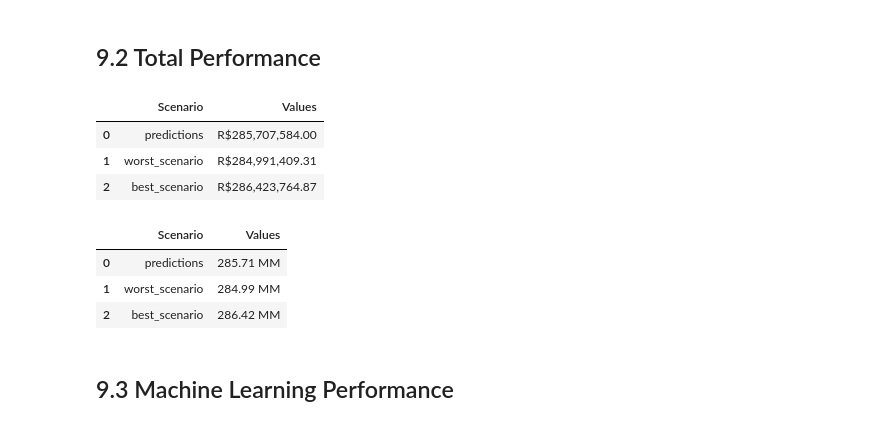
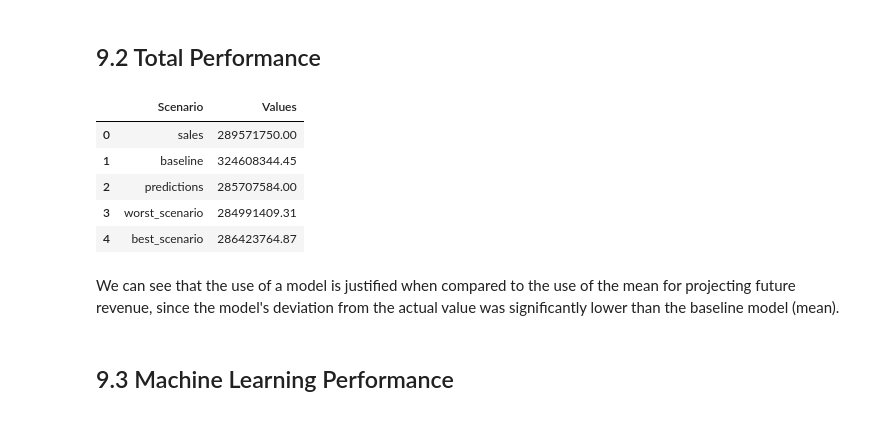
Before and after one commit to anaclaudialemos/drugstore_sales_prediction, a Jupyter notebook: drugstore_sales_prediction.ipynb, the cells around one changed output. Cells and saved outputs as stored; diff of their text form; code cells hidden in the pictures.

```diff
--- a/drugstore_sales_prediction.ipynb
+++ b/drugstore_sales_prediction.ipynb
@@ -1454,22 +1470,24 @@ df9['predictions'] = np.expm1(yhat_xgb_tuned)
 # %%
-df91 = df9[['store', 'predictions']].groupby('store').sum().reset_index()
+# sum of predictions
+df9_sum = df9[['store', 'sales', 'predictions']].groupby('store').sum().reset_index()
 
 # MAE and MAPE
-df91_MAE = df9[['store',
-                 'sales',
-                 'predictions']].groupby('store').apply(lambda x: mean_absolute_error(x['sales'],
-                                                                                      x['predictions'])).reset_index().rename(columns={0: 'MAE'})
-df91_MAPE = df9[['store',
-                 'sales',
-                 'predictions']].groupby('store').apply(lambda x: mean_absolute_percentage_error(x['sales'],
-                                                                                                 x['predictions'])).reset_index().rename(columns={0: 'MAPE'})
+df9_MAE = df9[['store',
+                'sales',
+                'predictions']].groupby('store').apply(lambda x: mean_absolute_error(x['sales'],
+                                                                                     x['predictions'])).reset_index().rename(columns={0: 'MAE'})
+df9_MAPE = df9[['store',
+                'sales',
+                'predictions']].groupby('store').apply(lambda x: mean_absolute_percentage_error(x['sales'],
+                                                                                                x['predictions'])).reset_index().rename(columns={0: 'MAPE'})
 
-# merging to sum of predictions
-df91_aux1 = pd.merge(df91_MAE, df91_MAPE, how='inner', on='store')
-df92      = pd.merge(df91, df91_aux1, how='inner', on='store')
+# merge
+df9_aux1  = pd.merge(df9_MAE,  df9_MAPE, how='inner', on='store')
+df9_aux2  = pd.merge(df9_sum,  df9_aux1, how='inner', on='store')
+df91      = pd.merge(df9_base, df9_aux2, how='inner', on='store')
 
 # scenarios
-df92['worst_scenario'] = df92['predictions'] - df92['MAE']
-df92['best_scenario']  = df92['predictions'] + df92['MAE']
+df91['worst_scenario'] = df91['predictions'] - df91['MAE']
+df91['best_scenario']  = df91['predictions'] + df91['MAE']
 
-df92 = df92[['store', 'predictions', 'worst_scenario', 'best_scenario', 'MAE', 'MAPE']]
+df91 = df91[['store', 'baseline', 'sales', 'predictions', 'worst_scenario', 'best_scenario', 'MAE', 'MAPE']]
@@ -1500,30 +1513,22 @@ sns.scatterplot(x='store', y='MAPE', data=df92);
 Looking at the individual stores, for most of them the model error was around 8% to 10%, very few stores had an error above 20%. In a next CRISP-DM cycle, one should try to improve this, sometimes even thinking of specific models for these stores.
 # %% [markdown]
 ## 9.2 Total Performance
-# %%
-df93 = df92[['predictions',
-             'worst_scenario',
-             'best_scenario']].apply(lambda x: np.sum(x), axis=0).reset_index().rename(columns={'index': 'Scenario', 0:'Values'})
-
-df93['Values'] = df93['Values'].map('R${:,.2f}'.format)
-df93
-# %% [output]
-|  | Scenario | Values |
-| 0 | predictions | R$285,707,584.00 |
-| 1 | worst_scenario | R$284,991,409.31 |
-| 2 | best_scenario | R$286,423,764.87 |
 # %%
-df93 = df92[['predictions',
+df92 = df91[['sales',
+             'baseline',
+             'predictions',
              'worst_scenario',
              'best_scenario']].apply( lambda x: np.sum( x ), axis=0 ).reset_index().rename(columns={'index': 'Scenario', 0:'Values'})
-
-df93['Values'] = (df93['Values']/1000000).round(2).astype(str) + ' MM'
-df93
+df92
 # %% [output]
 |  | Scenario | Values |
-| 0 | predictions | 285.71 MM |
-| 1 | worst_scenario | 284.99 MM |
-| 2 | best_scenario | 286.42 MM |
+| 0 | sales | 289571750.00 |
+| 1 | baseline | 324608344.45 |
+| 2 | predictions | 285707584.00 |
+| 3 | worst_scenario | 284991409.31 |
+| 4 | best_scenario | 286423764.87 |
+# %% [markdown]
+We can see that the use of a model is justified when compared to the use of the mean for projecting future revenue, since the model's deviation from the actual value was significantly lower than the baseline model (mean).
 # %% [markdown]
 ## 9.3 Machine Learning Performance
 # %%
```
Also changed, not shown: parts of 44 cells of this notebook.
